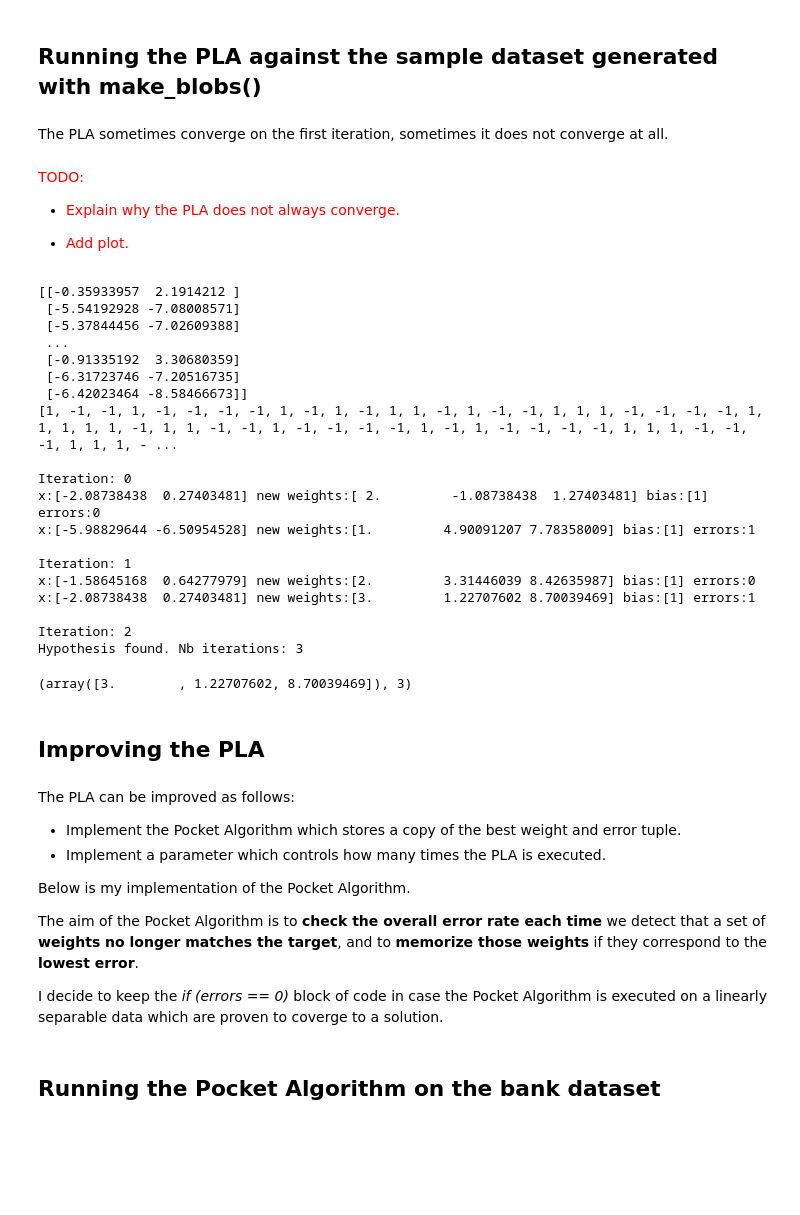
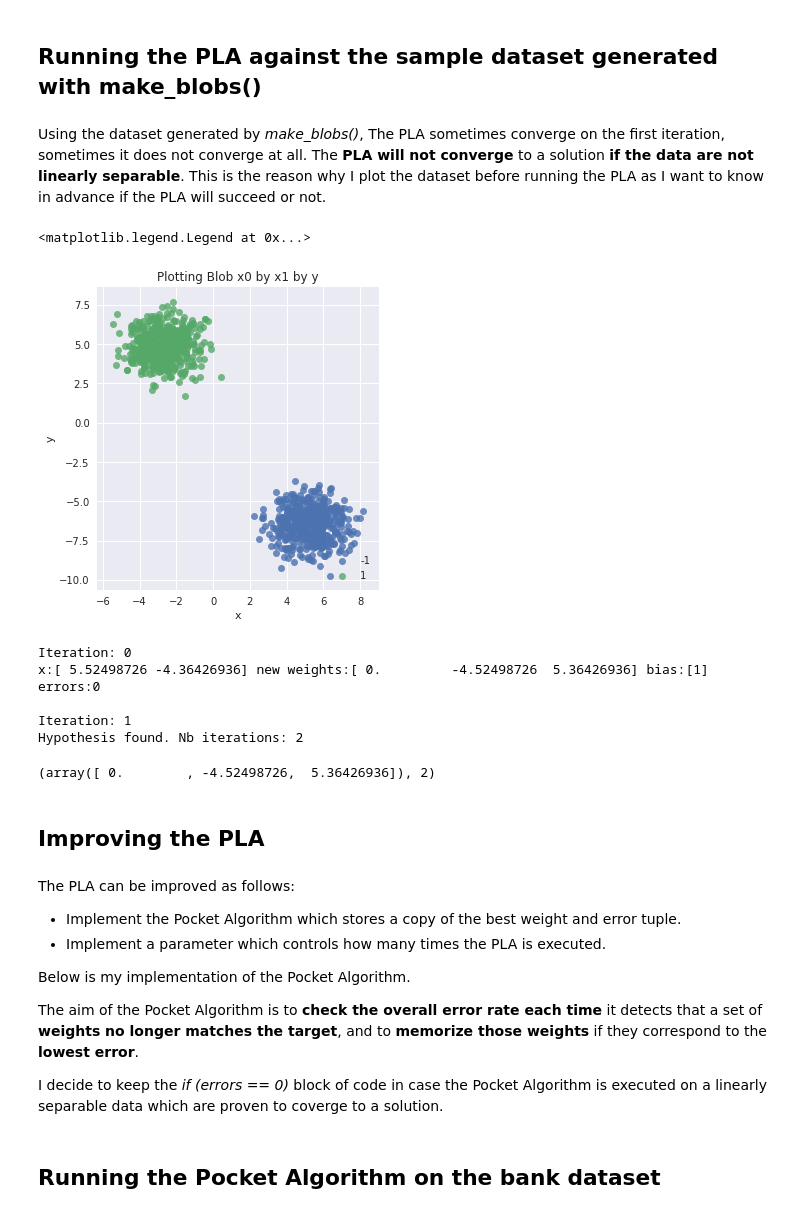
Before and after one commit to vipulpopat/MSCAI_Sem1_Etivity1, a Jupyter notebook: Etivity1.ipynb, the cells around one changed output. Saved outputs shown, nothing was run; the diff lists cells and outputs as text; code cells hidden in the pictures; blank space fills up the shorter version.

```diff
--- a/Etivity1.ipynb
+++ b/Etivity1.ipynb
@@ -423,42 +423,32 @@ def calc_error(training_in, training_out, weights):
     return errors/len(training_in)
 # %% [markdown]
 ## Running the PLA against the sample dataset generated with make_blobs()
-# %% [markdown]
-The PLA sometimes converge on the first iteration, sometimes it does not converge at all.
-# %% [markdown]
-<span style="color:red">TODO:</span>
-  * <span style="color:red">Explain why the PLA does not always converge.</span>
-
-  * <span style="color:red">Add plot.</span>
+# %% [markdown]
+Using the dataset generated by *make_blobs()*, The PLA sometimes converge on the first iteration, sometimes it does not converge at all. The **PLA will not converge** to a solution **if the data are not linearly separable**. This is the reason why I plot the dataset before running the PLA as I want to know in advance if the PLA will succeed or not.
+# %%
+blob_df = pd.DataFrame({'x':X[:,0], 'y':X[:,1], 'c':y})
+sns.lmplot( x="x", y="y", data=blob_df, fit_reg=False, hue='c', legend=False)
+
+# Legend and title
+ax = plt.gca()
+ax.set_title("Plotting Blob x0 by x1 by y")
+plt.legend(loc='lower right')
+# %% [output]
+<matplotlib.legend.Legend at 0x...>
+[figure, added]
 # %%
 # Run the PLA against the sample dataset
-print(X)
-print(y)
 w = [1,1,1]
 weights = np.array(w)
 
 pla(X, y, weights)
 # %% [output]
-[[-0.35933957  2.1914212 ]
- [-5.54192928 -7.08008571]
- [-5.37844456 -7.02609388]
- ...
- [-0.91335192  3.30680359]
- [-6.31723746 -7.20516735]
- [-6.42023464 -8.58466673]]
-[1, -1, -1, 1, -1, -1, -1, -1, 1, -1, 1, -1, 1, 1, -1, 1, -1, -1, 1, 1, 1, -1, -1, -1, -1, 1, 1, 1, 1, 1, -1, 1, 1, -1, -1, 1, -1, -1, -1, -1, 1, -1, 1, -1, -1, -1, -1, 1, 1, 1, -1, -1, -1, 1, 1, 1, - ...
-
 Iteration: 0
-x:[-2.08738438  0.27403481] new weights:[ 2.         -1.08738438  1.27403481] bias:[1] errors:0
-x:[-5.98829644 -6.50954528] new weights:[1.         4.90091207 7.78358009] bias:[1] errors:1
+x:[ 5.52498726 -4.36426936] new weights:[ 0.         -4.52498726  5.36426936] bias:[1] errors:0
 
 Iteration: 1
-x:[-1.58645168  0.64277979] new weights:[2.         3.31446039 8.42635987] bias:[1] errors:0
-x:[-2.08738438  0.27403481] new weights:[3.         1.22707602 8.70039469] bias:[1] errors:1
-
-Iteration: 2
-Hypothesis found. Nb iterations: 3
+Hypothesis found. Nb iterations: 2
-(array([3.        , 1.22707602, 8.70039469]), 3)
+(array([ 0.        , -4.52498726,  5.36426936]), 2)
 # %% [markdown]
 ## Improving the PLA
 # %% [markdown]
@@ -468,7 +458,7 @@ The PLA can be improved as follows:
 
 Below is my implementation of the Pocket Algorithm.
 
-The aim of the Pocket Algorithm is to **check the overall error rate each time** we detect that a set of **weights no longer matches the target**, and to **memorize those weights** if they correspond to the **lowest error**.
+The aim of the Pocket Algorithm is to **check the overall error rate each time** it detects that a set of **weights no longer matches the target**, and to **memorize those weights** if they correspond to the **lowest error**.
 
 I decide to keep the *if (errors == 0)* block of code in case the Pocket Algorithm is executed on a linearly separable data which are proven to coverge to a solution.
 # %%
```
Also changed, not shown: parts of 10 cells of this notebook.
